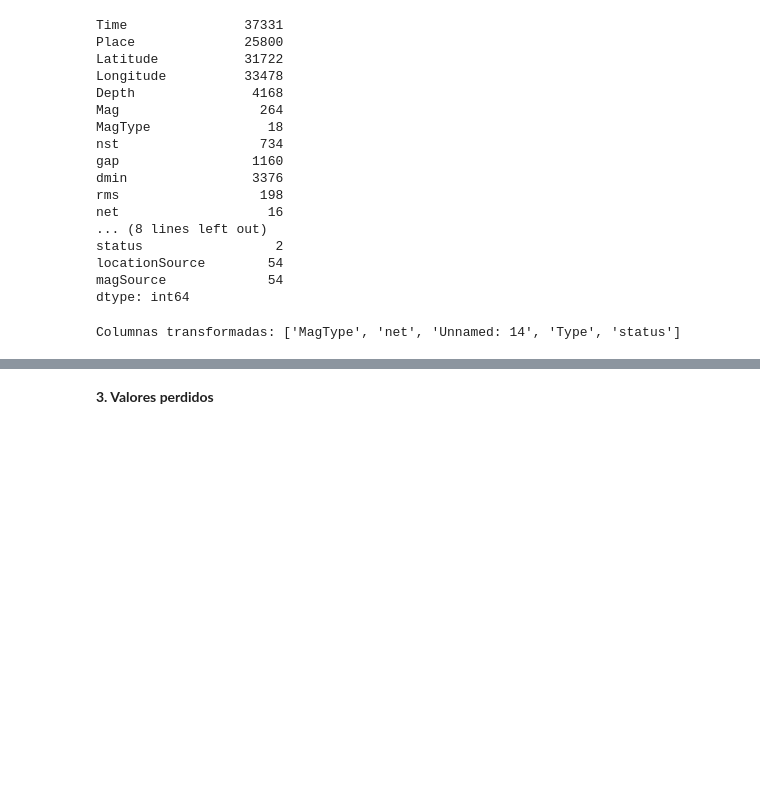
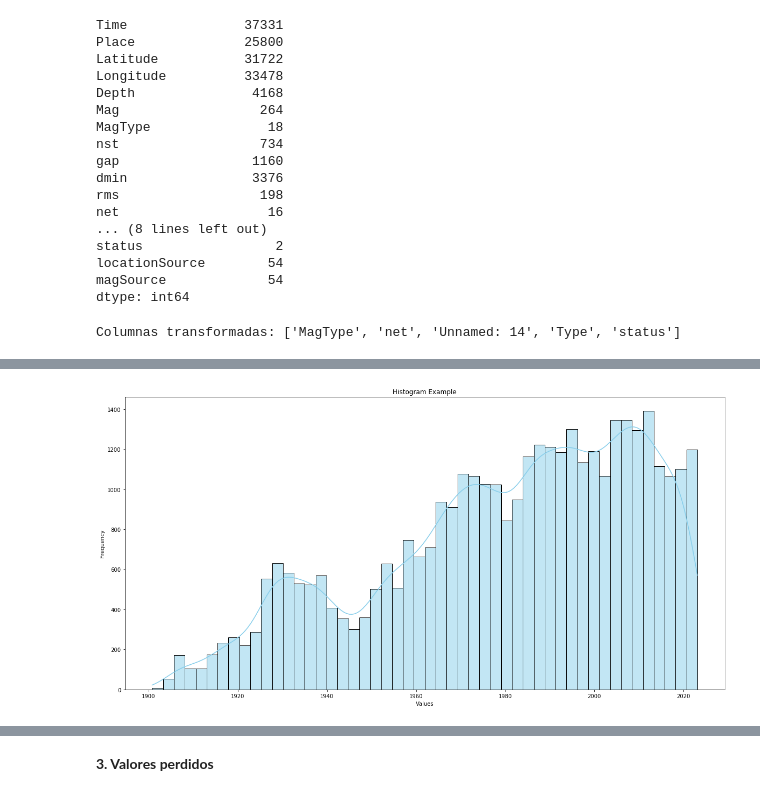
Before and after one commit to imurcortes/Eathquake, a Jupyter notebook: code.ipynb, the cells around one changed output, grey strips where cells are left out. Cells and saved outputs as stored; diff of their text form; code cells hidden in the pictures; blank space fills up the shorter version.

```diff
--- a/code.ipynb
+++ b/code.ipynb
@@ -66,0 +287,12 @@ Columnas transformadas: ['MagType', 'net', 'Unnamed: 14', 'Type', 'status']
+# %%
+plt.figure(figsize=(20, 10))
+
+# Plot
+sns.histplot(df['date_earthquake'], bins=50, kde=True, color='skyblue')  # Adjust the number of bins as needed
+plt.xlabel('Values')
+plt.ylabel('Frequency')
+plt.title('Histogram Example')
+
+plt.show()
+# %% [output]
+[figure, added]
```
Also changed, not shown: parts of 40 cells of this notebook, 2 other files.
